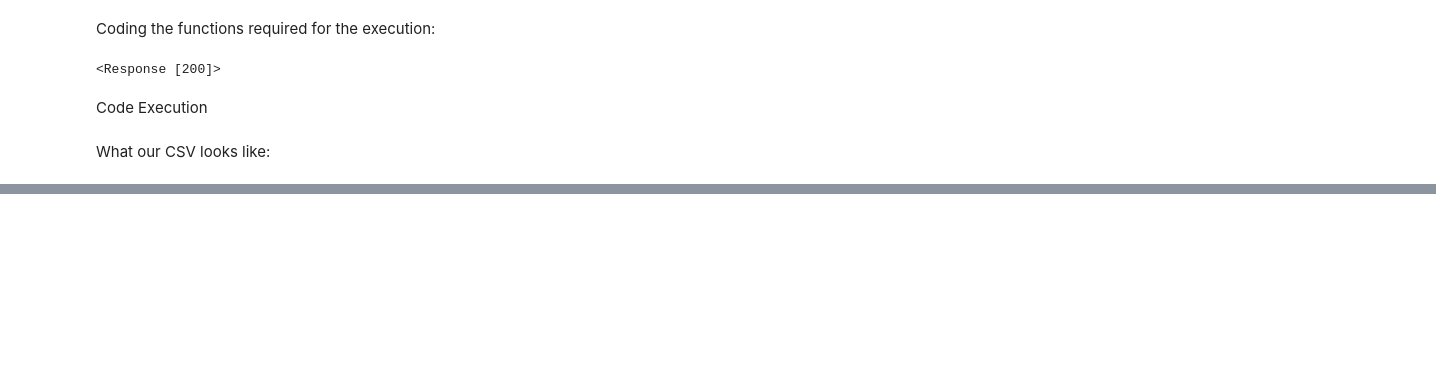
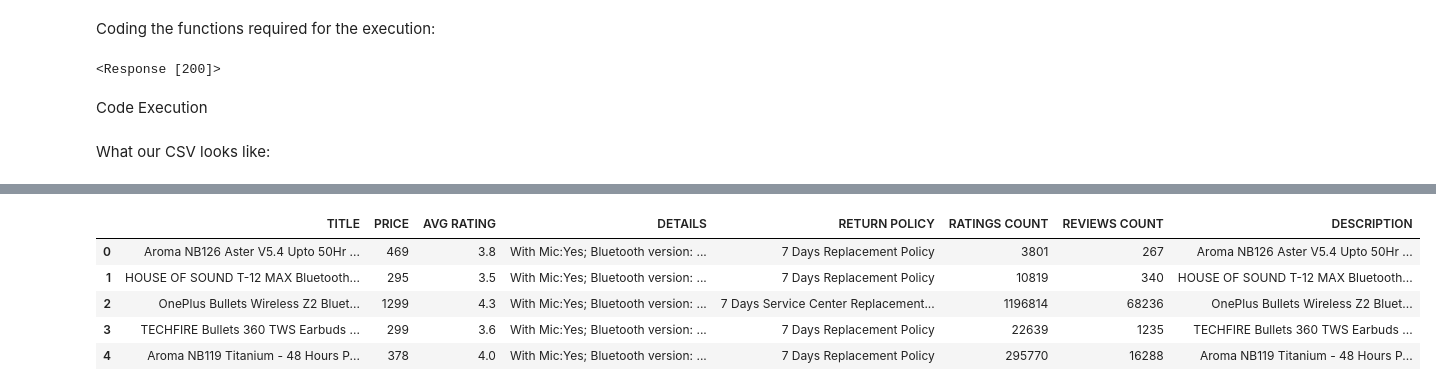
Before and after one commit to HemakshiKumar/Flipkart-Wed-Scraper, a Jupyter notebook: Web Scraping Project/code file.ipynb, the cells around one changed output, grey strips where cells are left out. Drawn from its saved outputs; the diff is of its cells as text; code cells hidden in the pictures; blank space fills up the shorter version.

```diff
--- a/Web Scraping Project/code file.ipynb
+++ b/Web Scraping Project/code file.ipynb
@@ -99,0 +253,28 @@ scraped_data.head()
+# %%
+details = []
+for i in df_new["DETAILS"]:
+    seperated_details = []
+    raw_details = i.split(";")
+    for j in raw_details[:-2]:
+        #print(j)
+        seperated_details.append(j.split(":"))
+    details.append(seperated_details)
+details_string=[]
+for i in details:
+    string = ""
+    for j in i:
+        for k in j:
+            string += k+" "
+    details_string.append(string)
+
+
+description = []
+cnt = 0
+for i in df_new["TITLE"]:
+    string_des = i + " "+ details_string[cnt]
+    description.append(string_des)
+    cnt += 1
+for i in description:
+    print(i)
+
+df_new["DESCRIPTION"] = description
@@ -99,0 +299,9 @@ scraped_data.head()
+# %%
+df_new.head()
+# %% [output]
+|  | TITLE | PRICE | AVG RATING | DETAILS | RETURN POLICY | RATINGS COUNT | REVIEWS COUNT | DESCRIPTION |
+| 0 | Aroma NB126 Aster V5.4 Upto 50Hr ... | 469 | 3.8 | With Mic:Yes; Bluetooth version: ... | 7 Days Replacement Policy | 3801 | 267 | Aroma NB126 Aster V5.4 Upto 50Hr ... |
+| 1 | HOUSE OF SOUND T-12 MAX Bluetooth... | 295 | 3.5 | With Mic:Yes; Bluetooth version: ... | 7 Days Replacement Policy | 10819 | 340 | HOUSE OF SOUND T-12 MAX Bluetooth... |
+| 2 | OnePlus Bullets Wireless Z2 Bluet... | 1299 | 4.3 | With Mic:Yes; Bluetooth version: ... | 7 Days Service Center Replacement... | 1196814 | 68236 | OnePlus Bullets Wireless Z2 Bluet... |
+| 3 | TECHFIRE Bullets 360 TWS Earbuds ... | 299 | 3.6 | With Mic:Yes; Bluetooth version: ... | 7 Days Replacement Policy | 22639 | 1235 | TECHFIRE Bullets 360 TWS Earbuds ... |
+| 4 | Aroma NB119 Titanium - 48 Hours P... | 378 | 4.0 | With Mic:Yes; Bluetooth version: ... | 7 Days Replacement Policy | 295770 | 16288 | Aroma NB119 Titanium - 48 Hours P... |
```
Also changed, not shown: parts of 18 cells of this notebook.
